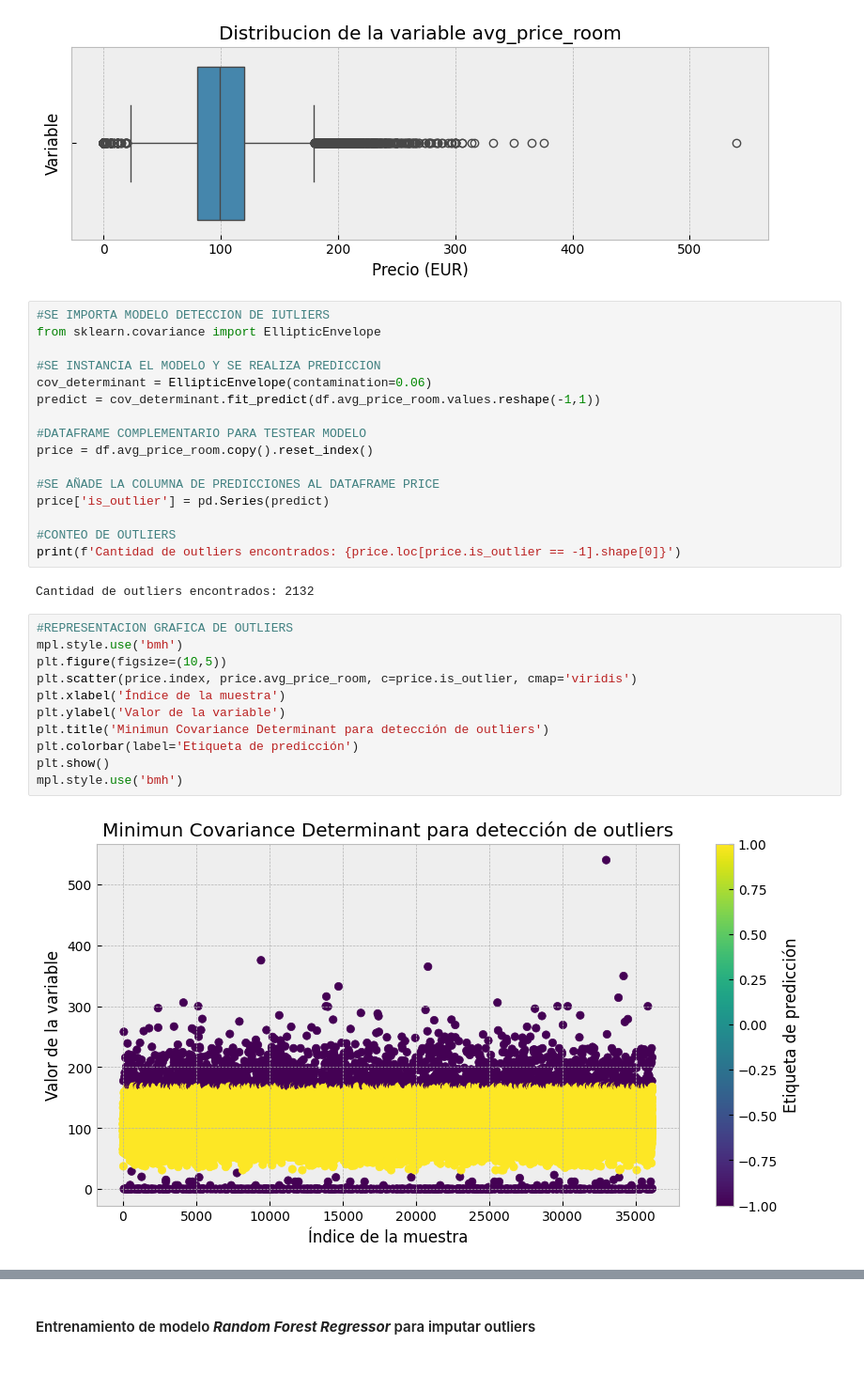
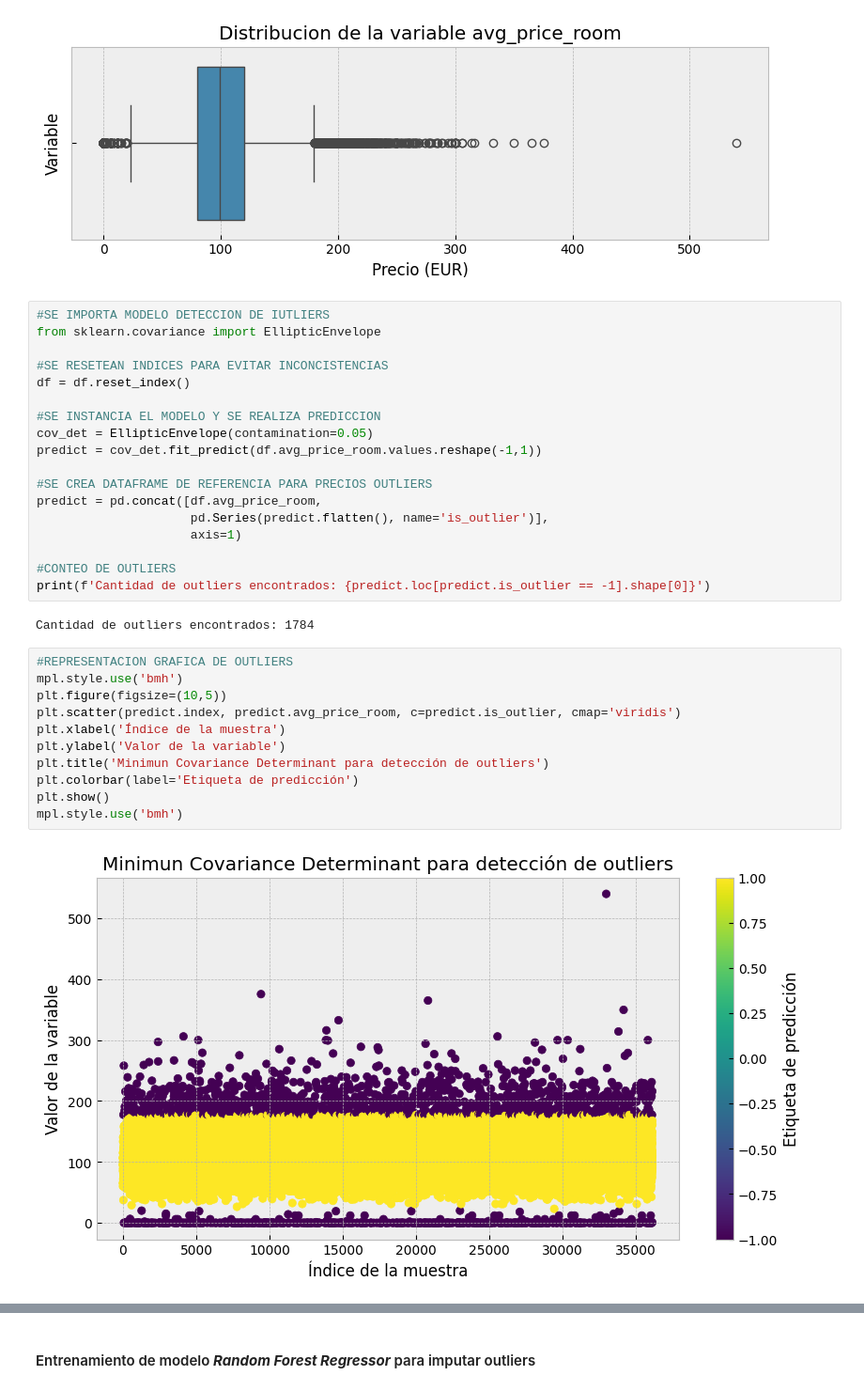
Before and after one commit to arielRas/CoderHouseDataScience-ProyectoFinal, a Jupyter notebook: DataWrangling.ipynb, the cells around one changed output, grey strips where cells are left out. Shown at 94% size. Saved outputs shown, nothing was run; the diff lists cells and outputs as text.

```diff
--- a/DataWrangling.ipynb
+++ b/DataWrangling.ipynb
@@ -542,30 +542,32 @@ plot_outliers(df.avg_price_room, 'avg_price_room', 'Precio (EUR)')
 #SE IMPORTA MODELO DETECCION DE IUTLIERS
 from sklearn.covariance import EllipticEnvelope
 
+#SE RESETEAN INDICES PARA EVITAR INCONCISTENCIAS
+df = df.reset_index()
+
 #SE INSTANCIA EL MODELO Y SE REALIZA PREDICCION
-cov_determinant = EllipticEnvelope(contamination=0.06)
-predict = cov_determinant.fit_predict(df.avg_price_room.values.reshape(-1,1))
+cov_det = EllipticEnvelope(contamination=0.05)
+predict = cov_det.fit_predict(df.avg_price_room.values.reshape(-1,1))
 
-#DATAFRAME COMPLEMENTARIO PARA TESTEAR MODELO
-price = df.avg_price_room.copy().reset_index()
-
-#SE AÑADE LA COLUMNA DE PREDICCIONES AL DATAFRAME PRICE
-price['is_outlier'] = pd.Series(predict)
+#SE CREA DATAFRAME DE REFERENCIA PARA PRECIOS OUTLIERS
+predict = pd.concat([df.avg_price_room,
+                     pd.Series(predict.flatten(), name='is_outlier')],
+                     axis=1)
 
 #CONTEO DE OUTLIERS
-print(f'Cantidad de outliers encontrados: {price.loc[price.is_outlier == -1].shape[0]}')
+print(f'Cantidad de outliers encontrados: {predict.loc[predict.is_outlier == -1].shape[0]}')
 # %% [output]
-Cantidad de outliers encontrados: 2132
+Cantidad de outliers encontrados: 1784
 # %%
 #REPRESENTACION GRAFICA DE OUTLIERS
 mpl.style.use('bmh')
 plt.figure(figsize=(10,5))
-plt.scatter(price.index, price.avg_price_room, c=price.is_outlier, cmap='viridis')
+plt.scatter(predict.index, predict.avg_price_room, c=predict.is_outlier, cmap='viridis')
 plt.xlabel('Índice de la muestra')
 plt.ylabel('Valor de la variable')
 plt.title('Minimun Covariance Determinant para detección de outliers')
 plt.colorbar(label='Etiqueta de predicción')
 plt.show()
 mpl.style.use('bmh')
 # %% [output]
-[figure, old version]
+[figure, new version]
```
Also changed, not shown: parts of 15 cells of this notebook, 1 other file.
